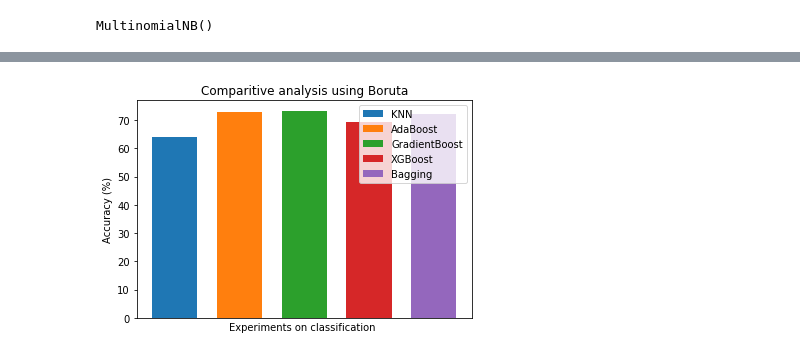
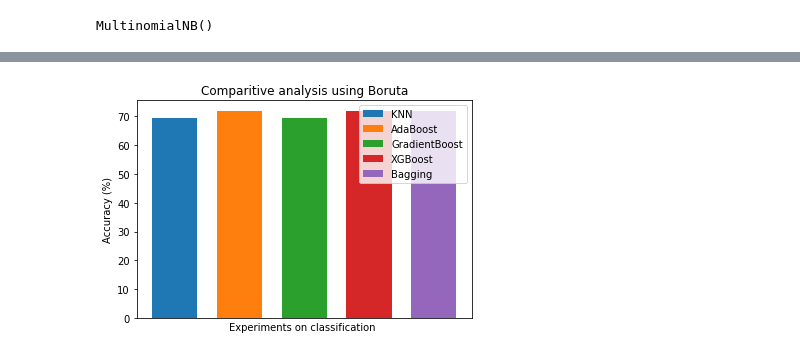
Before and after one commit to Thasneem-vazim/Depression-detection-30-features-with-collected-dataset-, a Jupyter notebook: Using_Select_K_Best.ipynb, the cells around one changed output, grey strips where cells are left out. Drawn from its saved outputs; the diff is of its cells as text; code cells hidden in the pictures.

```diff
--- a/Using_Select_K_Best.ipynb
+++ b/Using_Select_K_Best.ipynb
@@ -660,31 +654,31 @@ Accuracy =  65.33333333333333
 # %%
 # Import Library
 import numpy as np
 import matplotlib.pyplot as plt
 
 # Define Data
 data3 = ['SelectKBest']
-xvals = [64]
-yvals = [73]
-zvals = [73.333]
-avals = [69.333]
+xvals = [69.33]
+yvals = [72]
+zvals = [69.33]
+avals = [72.0]
 bvals = [72.0]
 
 x_axis = np.arange(len(data3))
 
 # Multi bar Chart
 plt.bar(x_axis +0.1, xvals, width=0.07, label = 'KNN')
 plt.bar(x_axis +0.1*2, yvals, width=0.07, label = 'AdaBoost')
 plt.bar(x_axis +0.1*3, zvals, width=0.07, label = 'GradientBoost')
 plt.bar(x_axis +0.1*4, avals, width=0.07, label = 'XGBoost')
 plt.bar(x_axis +0.1*5, bvals, width=0.07, label = 'Bagging')
 
 # Xticks
 plt.xticks(x_axis,data3)
 plt.ylabel("Accuracy (%)")
 plt.xlabel("Experiments on classification ")
 plt.title("Comparitive analysis using Boruta")
 plt.legend()
 plt.show()
 # %% [output]
-[figure, old version]
+[figure, new version]
```
Also changed, not shown: parts of 31 cells of this notebook.
